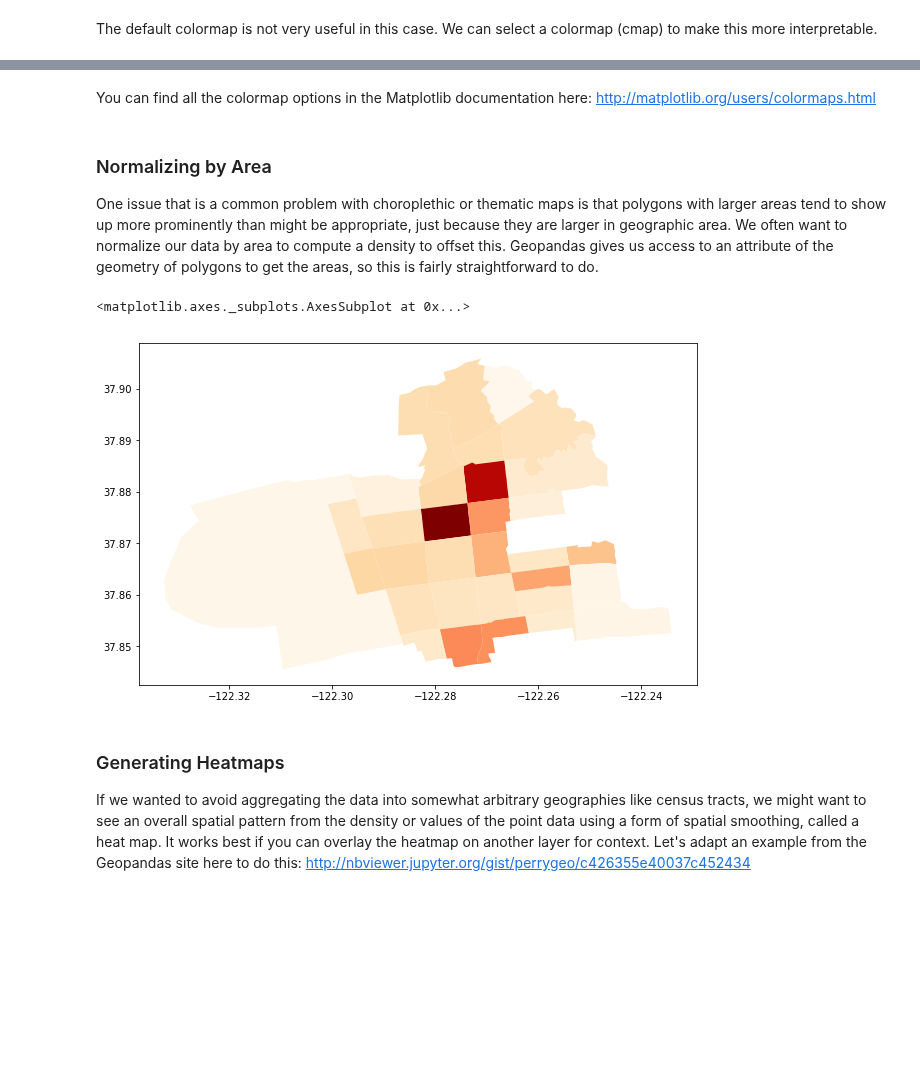
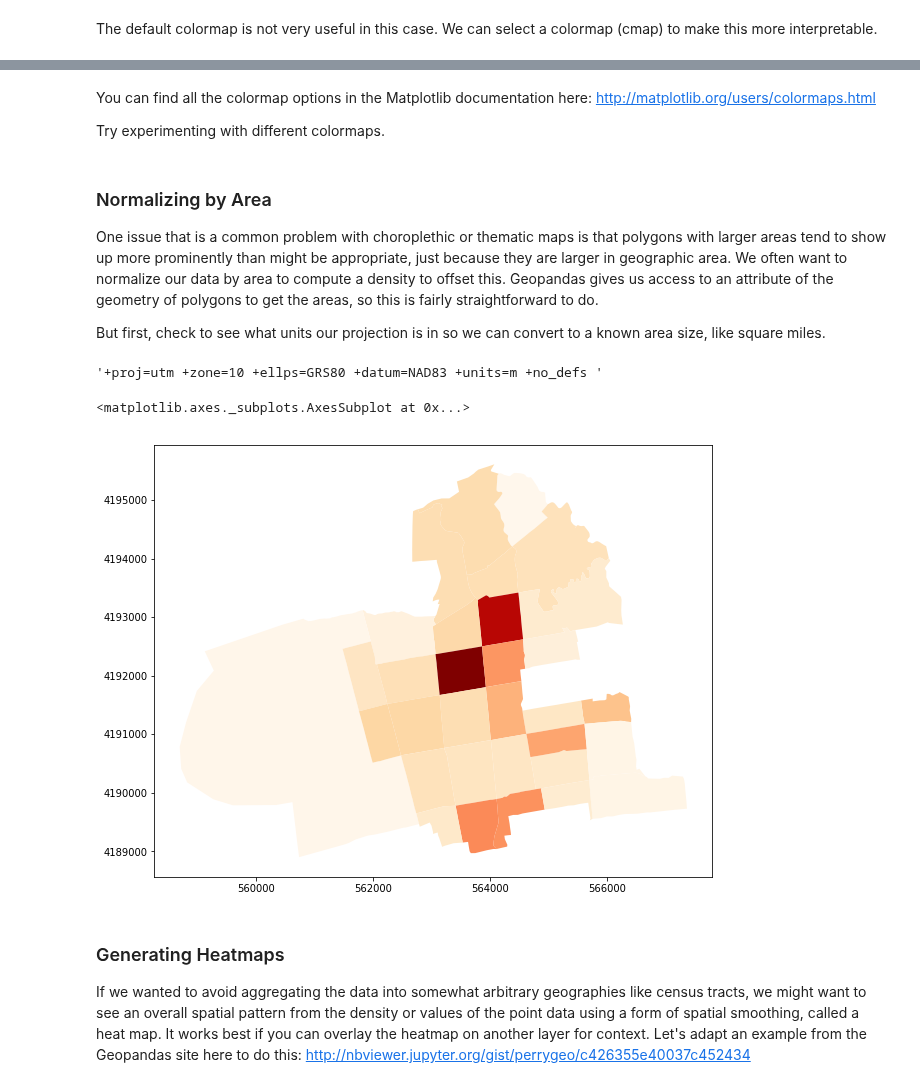
Before and after one commit to waddell/urban-informatics-and-visualization, a Jupyter notebook: 10-mapping/mapping-part-1.ipynb, the cells around one changed output, grey strips where cells are left out. Cells and saved outputs as stored; diff of their text form; code cells hidden in the pictures; blank space fills up the shorter version.

Commit message:
fixed a projection and conversion of units to compute density

```diff
--- a/10-mapping/mapping-part-1.ipynb
+++ b/10-mapping/mapping-part-1.ipynb
@@ -369,7 +363,7 @@ tract_v.head()
 | 3 | 421400 | 11 |
 | 4 | 421500 | 33 |
 # %%
-tracts2 = pd.merge(tracts,tract_v, left_index=True, right_on='tractce10')
+tracts2 = pd.merge(tracts_proj,tract_v, left_index=True, right_on='tractce10')
 tracts2.head()
 # %% [output]
 |  | geometry | countyfp10 | intptlon10 | blockce10 | intptlat10 | name10 | geoid10 | aland10 | awater10 | mtfcc10 | ... |
@@ -395,6 +389,14 @@ tracts2.plot(column='total_vandalism', cmap='YlGn')
 # %% [markdown]
 You can find all the colormap options in the Matplotlib documentation here: http://matplotlib.org/users/colormaps.html
+
+Try experimenting with different colormaps.
 # %% [markdown]
 ### Normalizing by Area
 
 One issue that is a common problem with choroplethic or thematic maps is that polygons with larger areas tend to show up more prominently than might be appropriate, just because they are larger in geographic area.  We often want to normalize our data by area to compute a density to offset this.  Geopandas gives us access to an attribute of the geometry of polygons to get the areas, so this is fairly straightforward to do.
+
+But first, check to see what units our projection is in so we can convert to a known area size, like square miles.
+# %%
+tracts2.crs
+# %% [output]
+'+proj=utm +zone=10 +ellps=GRS80 +datum=NAD83 +units=m +no_defs '
@@ -401,9 +405,9 @@ One issue that is a common problem with choroplethic or thematic maps is that po
 # %%
-tracts2['van_sqmi'] = tracts2['total_vandalism']/tracts2.area/27878400
+tracts2['van_sqmi'] = tracts2['total_vandalism']/(tracts2.area/3.861e-7)
 tracts2.plot(column='van_sqmi', cmap='OrRd')
 # %% [output]
 <matplotlib.axes._subplots.AxesSubplot at 0x...>
-[figure, old version]
+[figure, new version]
 # %% [markdown]
 ### Generating Heatmaps
 
```
Also changed, not shown: parts of 5 cells of this notebook.
